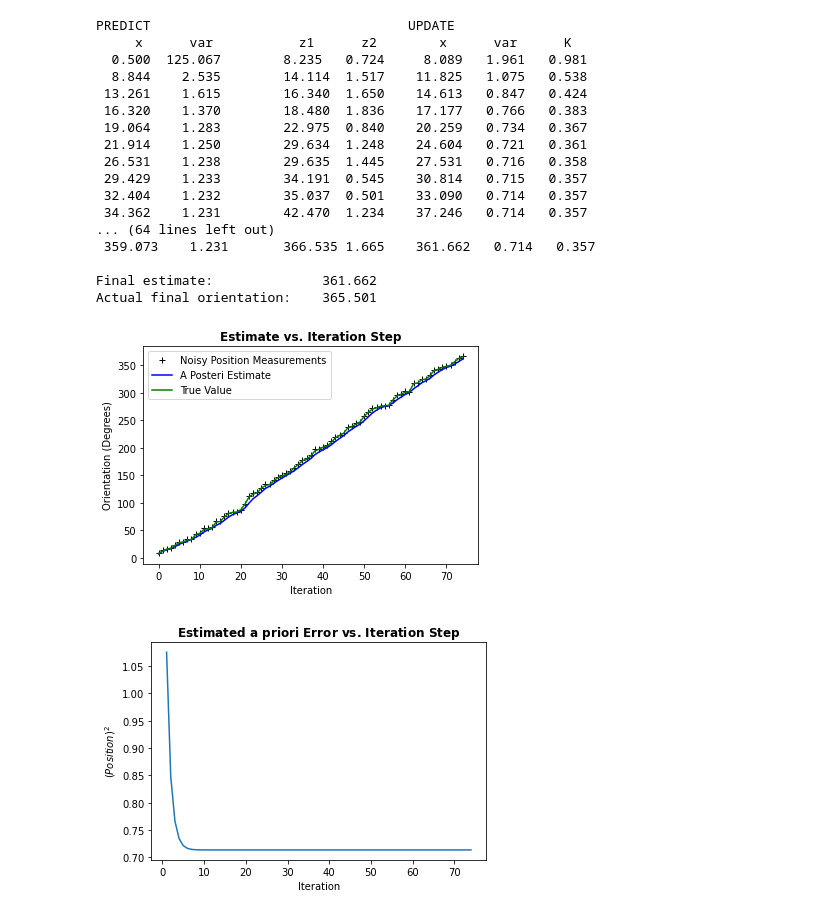
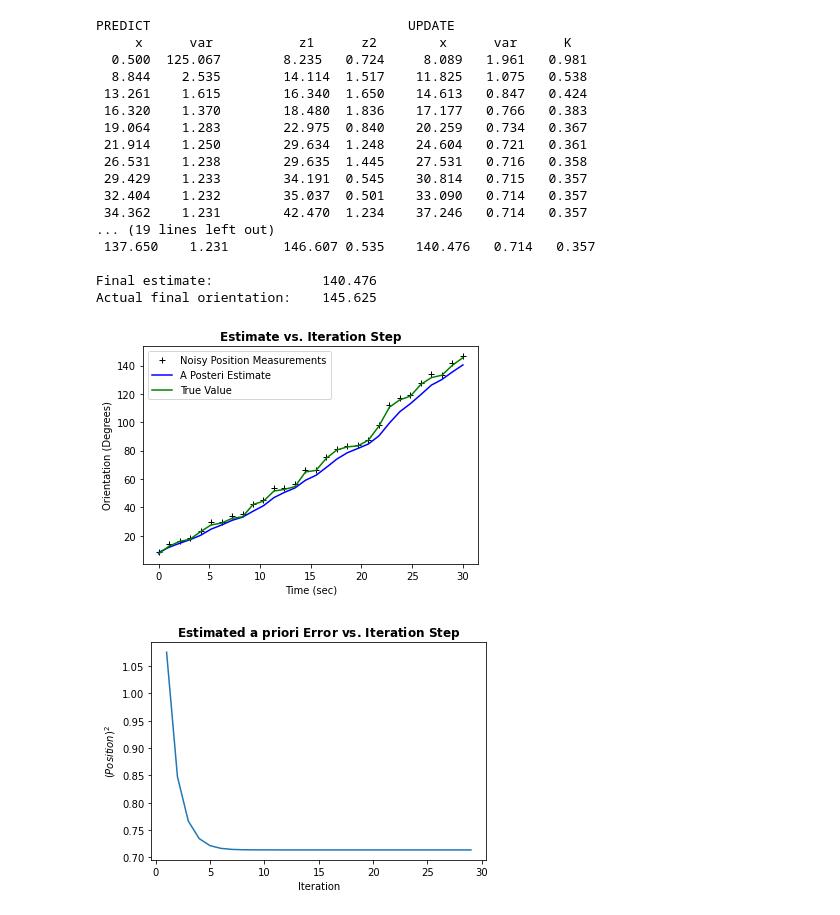
Before and after one commit to jmattic/KalmanFilter, a Jupyter notebook: 1D_Multivariate_KF_EXCLAIM.ipynb, the cells around one changed output. Saved outputs shown, nothing was run; the diff lists cells and outputs as text; code cells hidden in the pictures.

```diff
--- a/1D_Multivariate_KF_EXCLAIM.ipynb
+++ b/1D_Multivariate_KF_EXCLAIM.ipynb
@@ -75,11 +75,12 @@ x = gaussian(0., 100.)  # payload's initial orientation in deg
 angular_velocity = 0.5 # angular velocity in deg/s
 spectral_density = 0.2 #Spectral density of the measurement noise
 dt = 1. # time step in seconds
-n_iter = 75 # Number of measurements that the sensor will take
+total_time = 30 # Total time passed from beginning to end of experiment
 
 #-----------USER INPUT ENDS--------------------------------
 
 process_model = gaussian(angular_velocity*dt, process_var) # displacement to add to x
+n_iter = math.floor(total_time/dt)
 
     #NOTE: this code will assume that orientation is always increasing/decreasing and not sinusodial because a more complext Kalman filter is needed for those cases
 
@@ -101,13 +102,13 @@ finalposition = payload.x
 # %%
 def plotstuff():
     plt.figure()
-    plt.plot(zs,'k+',label='Noisy Position Measurements')
-    #plt.plot(x1,'r*',label='A Priori Estimate')
-    plt.plot(xhat,'b-',label='A Posteri Estimate')
-    plt.plot(ztrue,color='g',label='True Value')
+    plt.plot(np.linspace(0,total_time,len(zs)),zs,'k+',label='Noisy Position Measurements')
+    #plt.plot(np.linspace(0,total_time,len(x1)),x1,'r*',label='A Priori Estimate')
+    plt.plot(np.linspace(0,total_time,len(xhat)),xhat,'b-',label='A Posteri Estimate')
+    plt.plot(np.linspace(0,total_time,len(ztrue)),ztrue,color='g',label='True Value')
     plt.legend()
     plt.title('Estimate vs. Iteration Step', fontweight='bold')
-    plt.xlabel('Iteration')
+    plt.xlabel('Time (sec)')
     plt.ylabel('Orientation (Degrees)')
 
     plt.figure()
@@ -142,36 +143,36 @@ for i in range(n_iter):
     prior = gaussian(f.x_prior[0,0], f.P_prior[0,0])
     f.update(np.array([zs[i], zs2[i]]))
     x = gaussian(f.x[0,0], f.P[0,0])
     if printcase == 1:
         print_gh(prior, x, zs[i], zs2[i], f.K[0,0])
     if plotcase == 1:
 #         x1[i] = prior.mean
         xhat[i] = x.mean
         Pminus[i] = x.var
 
 if printcase == 1:
     print()
     print('Final estimate:           {:10.3f}'.format(x.mean))
     print('Actual final orientation: {:10.3f}'.format(payload.x))
 if plotcase == 1:
     plotstuff()
 # %% [output]
 PREDICT                                 UPDATE
      x      var           z1      z2        x      var      K
   0.500  125.067        8.235   0.724     8.089   1.961   0.981
   8.844    2.535        14.114  1.517    11.825   1.075   0.538
  13.261    1.615        16.340  1.650    14.613   0.847   0.424
  16.320    1.370        18.480  1.836    17.177   0.766   0.383
  19.064    1.283        22.975  0.840    20.259   0.734   0.367
  21.914    1.250        29.634  1.248    24.604   0.721   0.361
  26.531    1.238        29.635  1.445    27.531   0.716   0.358
  29.429    1.233        34.191  0.545    30.814   0.715   0.357
  32.404    1.232        35.037  0.501    33.090   0.714   0.357
  34.362    1.231        42.470  1.234    37.246   0.714   0.357
-... (64 lines left out)
- 359.073    1.231       366.535 1.665    361.662   0.714   0.357
+... (19 lines left out)
+ 137.650    1.231       146.607 0.535    140.476   0.714   0.357
 
-Final estimate:              361.662
-Actual final orientation:    365.501
+Final estimate:              140.476
+Actual final orientation:    145.625
-[figure, old version]
+[figure, new version]
-[figure, old version]
+[figure, new version]
```
Also changed, not shown: 2 other files.
